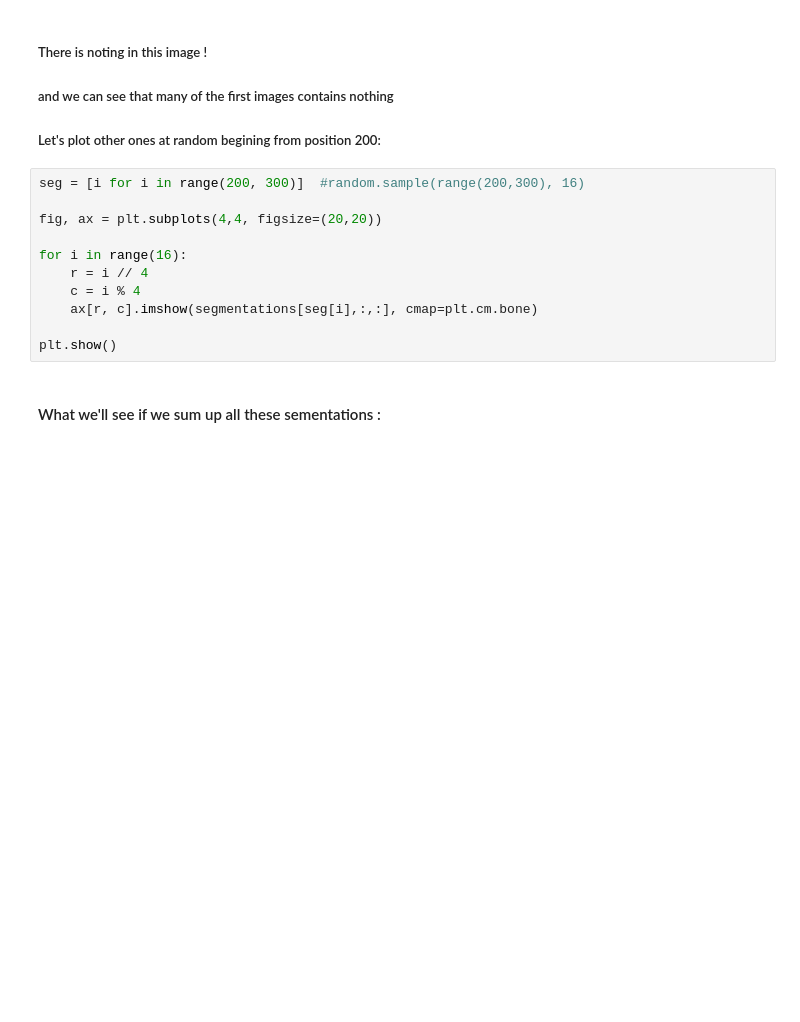
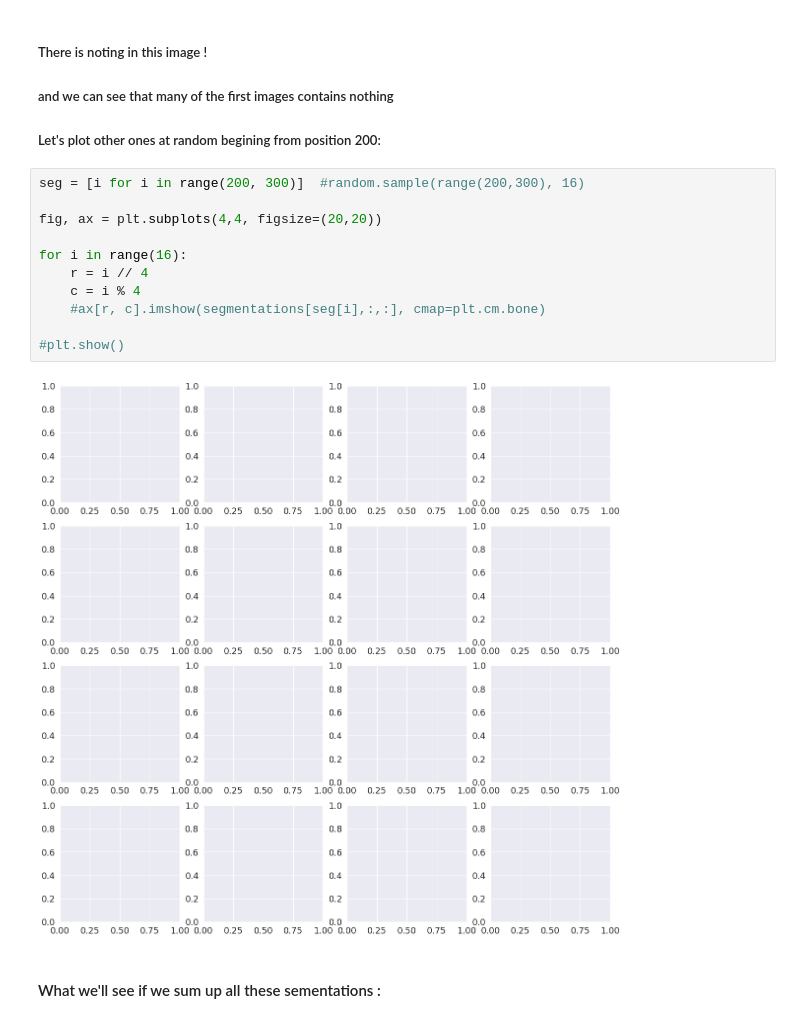
Before and after one commit to WeiKuoLi/RSNA-2022, a Jupyter notebook: helloworld-rsna.ipynb, the cells around one changed output. Drawn from its saved outputs; the diff is of its cells as text; blank space fills up the shorter version.

```diff
--- a/helloworld-rsna.ipynb
+++ b/helloworld-rsna.ipynb
@@ -349,14 +383,16 @@ plt.show()
 # %%
 seg = [i for i in range(200, 300)]  #random.sample(range(200,300), 16)
 
 fig, ax = plt.subplots(4,4, figsize=(20,20))
 
 for i in range(16):
     r = i // 4
     c = i % 4
-    ax[r, c].imshow(segmentations[seg[i],:,:], cmap=plt.cm.bone)
+    #ax[r, c].imshow(segmentations[seg[i],:,:], cmap=plt.cm.bone)
 
-plt.show()
+#plt.show()
+# %% [output]
+[figure, added]
 # %% [markdown]
 #### What we'll see if we sum up all these sementations :
 # %%
```
Also changed, not shown: parts of 37 cells of this notebook.
